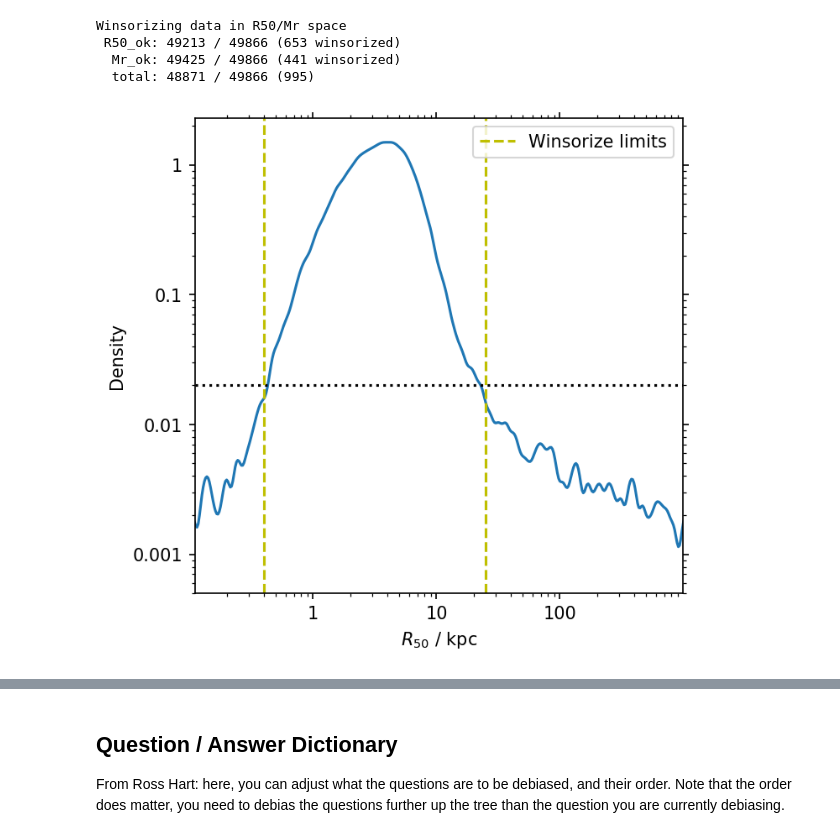
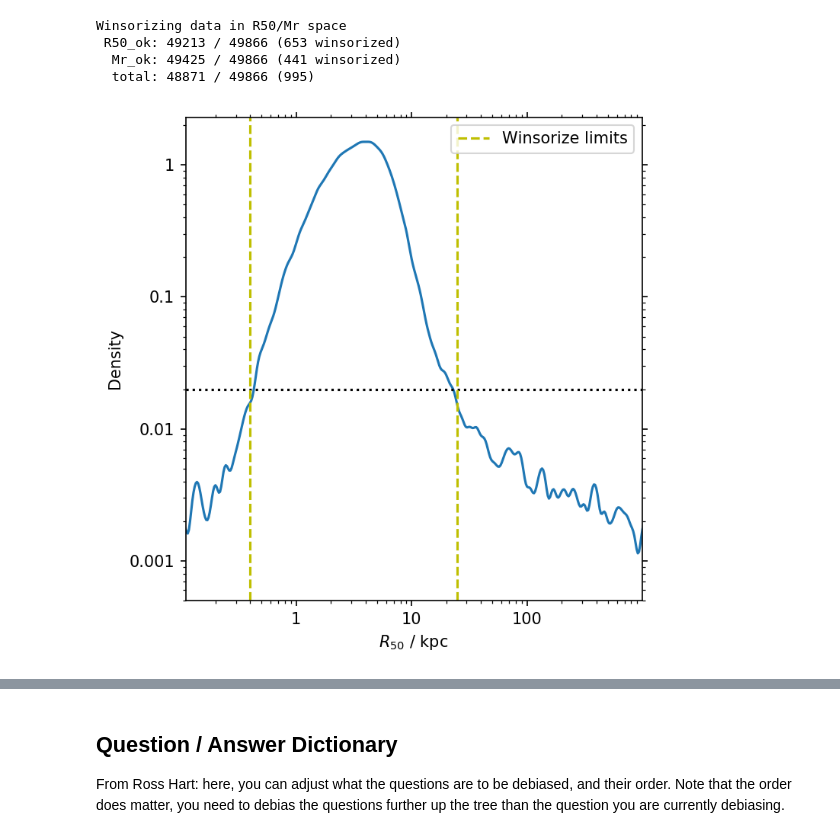
Before and after one commit to leeskelvin/gamakidsgz, a Jupyter notebook: outputs/debiasing/debiasing.ipynb, the cells around one changed output, grey strips where cells are left out. Saved outputs shown, nothing was run; the diff lists cells and outputs as text; code cells hidden in the pictures.

Commit message:
adjusted plots

```diff
--- a/outputs/debiasing/debiasing.ipynb
+++ b/outputs/debiasing/debiasing.ipynb
@@ -204,33 +204,34 @@ Winsorizing data in R50/Mr space
 # %%
 # R50 analysis density plot
 fig = plt.figure(figsize=(5,5), dpi=150)
 ax = plt.subplot(111)
 ax.minorticks_on()
 ax.tick_params(axis='x', which='both', bottom=True, top=True)
 ax.tick_params(axis='y', which='both', left=True, right=True)
 kde = gaussian_kde(np.log10(np.clip(R50, 1e-6, np.Inf)))
 kde.set_bandwidth(bw_method=0.075)
 xvals = np.arange(-2.5, 4.5, 0.01)
 yvals = kde.pdf(xvals)
 plt.plot(10**xvals, yvals)
 plt.xscale('log')
 plt.yscale('log')
 fmt = matplotlib.ticker.FuncFormatter(lambda y, _: '{:g}'.format(y))
 ax.xaxis.set_major_formatter(fmt)
 ax.yaxis.set_major_formatter(fmt)
 plt.axhline(0.02, c='k', ls='dotted')
 plt.axvline(R50lo, c='y', ls='--')
 plt.axvline(R50hi, c='y', ls='--', label='Winsorize limits')
 ax.set_xlabel('$R_{50}$ / kpc')
 ax.set_ylabel('Density')
 ax.set_xlim((0.11,990))
 ax.set_ylim((0.0005,2.3))
 plt.legend(loc='upper right')
+plt.tight_layout()
 # plt.savefig(plot_sizehist)
 plt.show()
 plt.close()
 # %% [output]
-[figure, old version]
+[figure, new version]
 # %%
 # R50 analysis histogram plot
 fig = plt.figure(figsize=(5,5), dpi=150)
```
Also changed, not shown: parts of 6 cells of this notebook, 5 other files.
